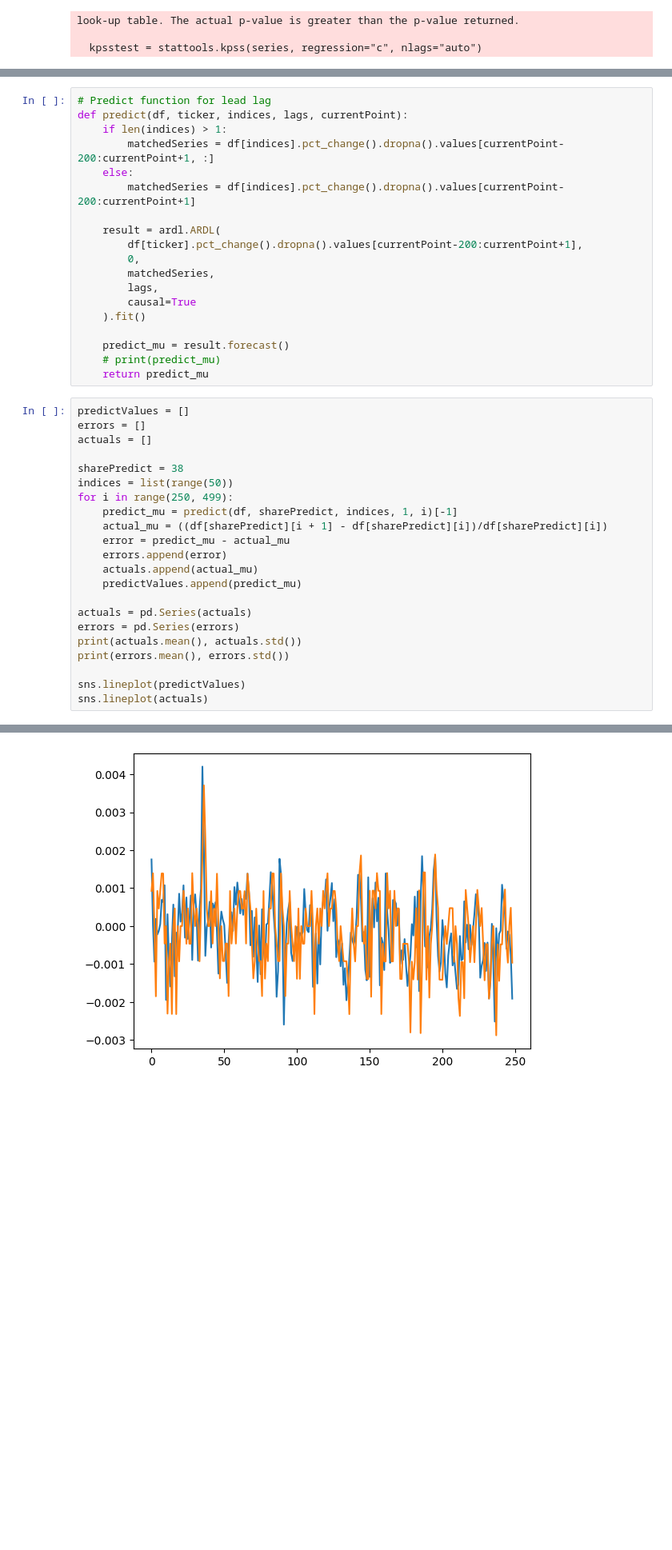
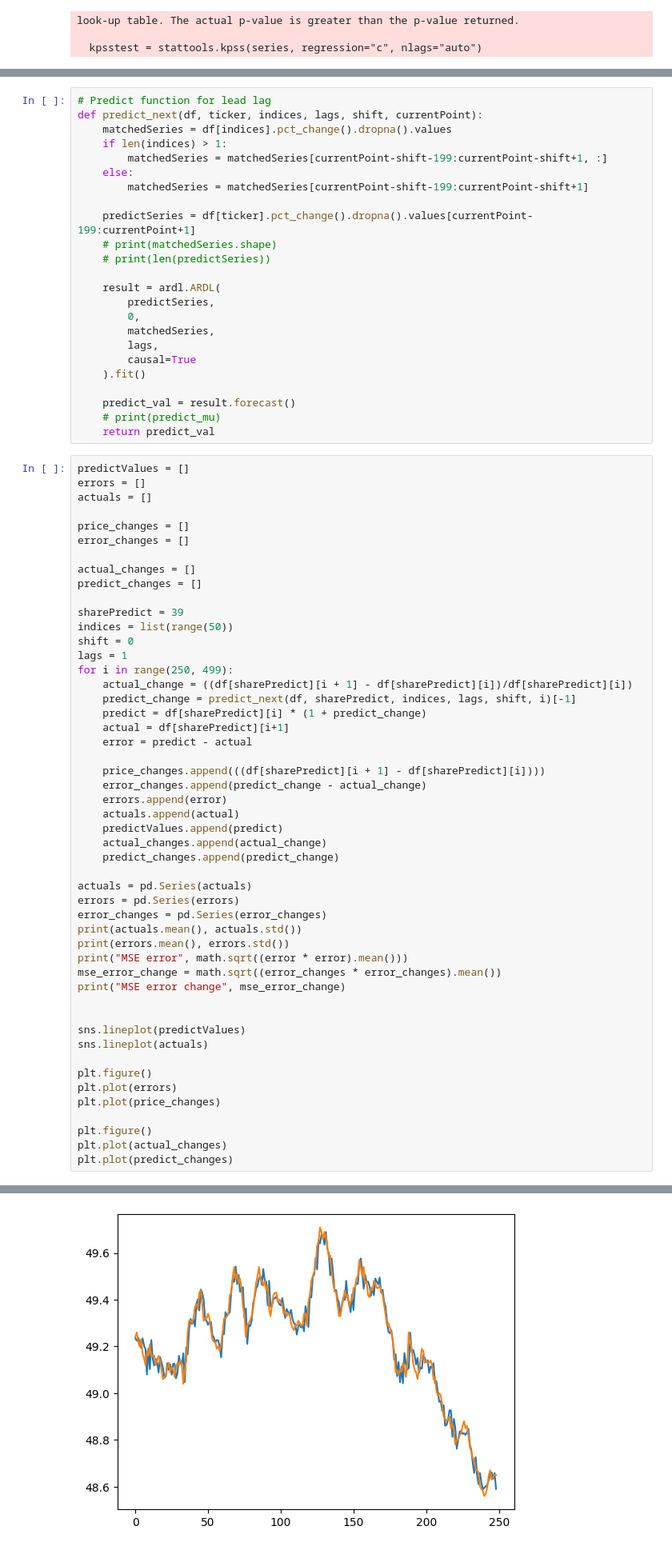
Before and after one commit to Troppydash/algothon, a Jupyter notebook: da/khang_strategy.ipynb, the cells around one changed output, grey strips where cells are left out. Shown at 80% size. Drawn from its saved outputs; the diff is of its cells as text; blank space fills up the shorter version.

```diff
--- a/da/khang_strategy.ipynb
+++ b/da/khang_strategy.ipynb
@@ -196,42 +227,75 @@ plt.axvline(350)
 # %%
 # Predict function for lead lag
-def predict(df, ticker, indices, lags, currentPoint):
+def predict_next(df, ticker, indices, lags, shift, currentPoint):
+    matchedSeries = df[indices].pct_change().dropna().values
     if len(indices) > 1:
-        matchedSeries = df[indices].pct_change().dropna().values[currentPoint-200:currentPoint+1, :]
+        matchedSeries = matchedSeries[currentPoint-shift-199:currentPoint-shift+1, :]
     else:
-        matchedSeries = df[indices].pct_change().dropna().values[currentPoint-200:currentPoint+1]
+        matchedSeries = matchedSeries[currentPoint-shift-199:currentPoint-shift+1]
+
+    predictSeries = df[ticker].pct_change().dropna().values[currentPoint-199:currentPoint+1]
+    # print(matchedSeries.shape)
+    # print(len(predictSeries))
 
     result = ardl.ARDL(
-        df[ticker].pct_change().dropna().values[currentPoint-200:currentPoint+1],
+        predictSeries,
         0,
         matchedSeries,
         lags,
         causal=True
     ).fit()
 
-    predict_mu = result.forecast()
+    predict_val = result.forecast()
     # print(predict_mu)
-    return predict_mu
+    return predict_val
 # %%
 predictValues = []
 errors = []
 actuals = []
 
-sharePredict = 38
+price_changes = []
+error_changes = []
+
+actual_changes = []
+predict_changes = []
+
+sharePredict = 39
 indices = list(range(50))
+shift = 0
+lags = 1
 for i in range(250, 499):
-    predict_mu = predict(df, sharePredict, indices, 1, i)[-1]
-    actual_mu = ((df[sharePredict][i + 1] - df[sharePredict][i])/df[sharePredict][i])
-    error = predict_mu - actual_mu
+    actual_change = ((df[sharePredict][i + 1] - df[sharePredict][i])/df[sharePredict][i])
+    predict_change = predict_next(df, sharePredict, indices, lags, shift, i)[-1]
+    predict = df[sharePredict][i] * (1 + predict_change)
+    actual = df[sharePredict][i+1]
+    error = predict - actual
+
+    price_changes.append(((df[sharePredict][i + 1] - df[sharePredict][i])))
+    error_changes.append(predict_change - actual_change)
     errors.append(error)
-    actuals.append(actual_mu)
-    predictValues.append(predict_mu)
+    actuals.append(actual)
+    predictValues.append(predict)
+    actual_changes.append(actual_change)
+    predict_changes.append(predict_change)
 
 actuals = pd.Series(actuals)
 errors = pd.Series(errors)
+error_changes = pd.Series(error_changes)
 print(actuals.mean(), actuals.std())
 print(errors.mean(), errors.std())
+print("MSE error", math.sqrt((error * error).mean()))
+mse_error_change = math.sqrt((error_changes * error_changes).mean())
+print("MSE error change", mse_error_change)
+
 
 sns.lineplot(predictValues)
 sns.lineplot(actuals)
+
+plt.figure()
+plt.plot(errors)
+plt.plot(price_changes)
+
+plt.figure()
+plt.plot(actual_changes)
+plt.plot(predict_changes)
 # %% [output]
@@ -241 +307 @@ sns.lineplot(actuals)
-[figure, old version]
+[figure, new version]
```
Also changed, not shown: parts of 7 cells of this notebook, 4 other files.
